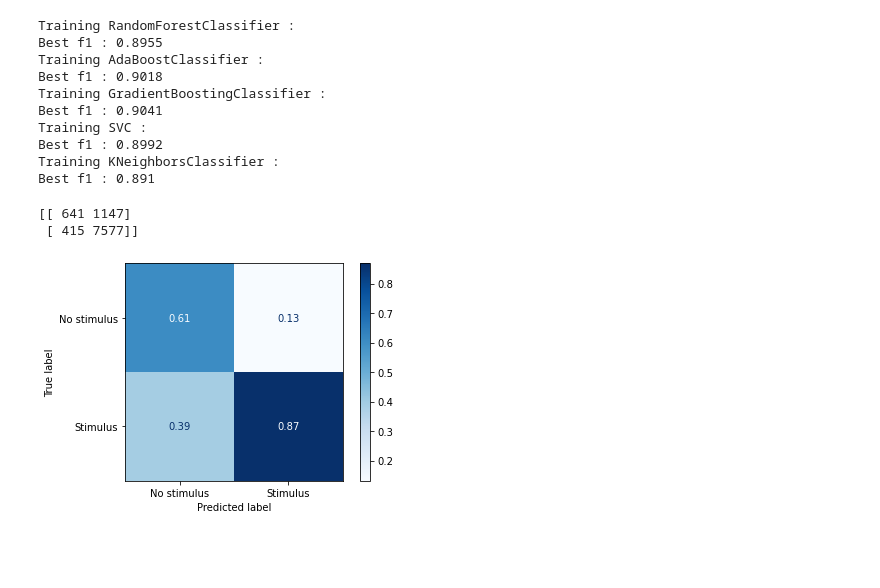
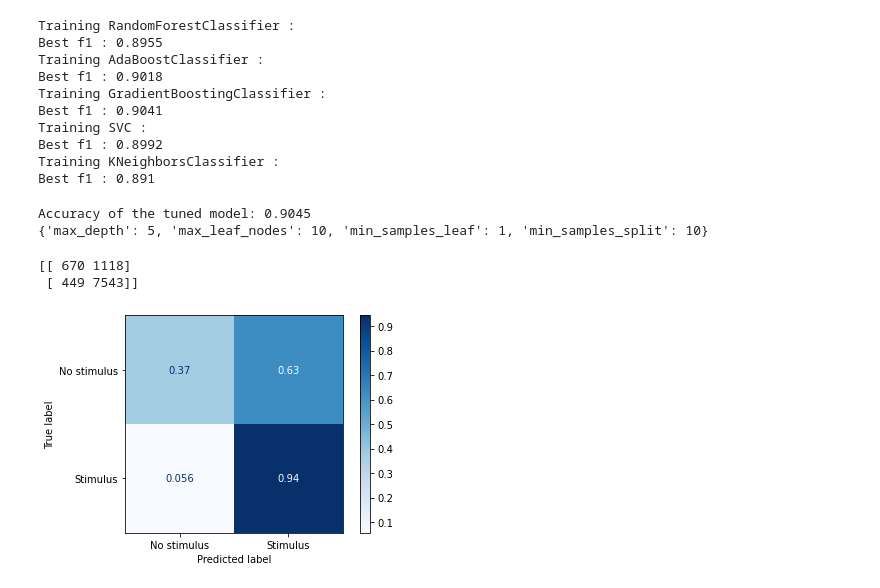
Before and after one commit to onionpork/Starbucks_Capstone_Challenge, a Jupyter notebook: Starbucks_Capstone_notebook.ipynb, the cells around one changed output. Saved outputs shown, nothing was run; the diff lists cells and outputs as text; code cells hidden in the pictures; blank space fills up the shorter version.

Commit message:
read.me

```diff
--- a/Starbucks_Capstone_notebook.ipynb
+++ b/Starbucks_Capstone_notebook.ipynb
@@ -79,6 +79,6 @@ from sklearn.metrics import confusion_matrix
 %matplotlib inline
 
 # read in the json files
-portfolio = pd.read_json('data/portfolio.json', orient='records', lines=True)
-profile = pd.read_json('data/profile.json', orient='records', lines=True)
-transcript = pd.read_json('data/transcript.json', orient='records', lines=True)
+portfolio = pd.read_json('portfolio.json', orient='records', lines=True)
+profile = pd.read_json('profile.json', orient='records', lines=True)
+transcript = pd.read_json('transcript.json', orient='records', lines=True)
@@ -270,9 +284,16 @@ df_master.head()
 5 rows × 51 columns
 # %%
 # view how many completed offer is viewed by members
-df= pd.concat([df_master[['id', 'offer_id', 'offer_type']], df_master.loc[:,'cum':]], axis=1)
-df= pd.merge(x, df.drop_duplicates(subset=['id', 'offer_id']), how ='left')
-df_new= df_master_2[df_master_2['offer completed'] > 0]
+# groupby through id and offer_id
+df_master_groupby = df_master.groupby(by =['id', 'offer_id'])['offer completed', 'offer received', 'offer viewed'].sum().reset_index()
+# reference info (profile and portoflio) to merge the groupby offer counts
+df_master_new = pd.concat([df_master[['id', 'offer_id', 'offer_type']], df_master.loc[:,'cum':]], axis=1)
+df= pd.merge(df_master_groupby, df_master_new.drop_duplicates(subset=['id', 'offer_id']), how ='left')
+# only count the offer that has been completed
+df_new= df[df['offer completed'] > 0]
+# calcaute the ratio between views and completion
 view_complete_ratio = (df_new['offer viewed'] / df_new['offer completed'])
-view_complete_ratio.hist()
+ax = view_complete_ratio.hist()
+ax.set_xlabel('Ratio (offer viewed/ offer completed)')
+ax.set_ylabel('Counts')
 # %% [output]
@@ -281,8 +302,8 @@ view_complete_ratio.hist()
 # %%
 # label the data enteries in which view_complete ratio >= 1 with 1, because this purchase may be promoted by the offer
 # label the data enteries in which view_complete ratio < 1 with 0, because this purchase would be made in any way
-view_complete_ratio['offer_label'] = (df['offer viewed'] / df['offer completed']).apply(lambda x:1 if x >= 1 else 0)
-df['offer_label'].groupby(by = df['offer_label']).count()
+df_new['offer_label'] = (df_new['offer viewed'] / df_new['offer completed']).apply(lambda x:1 if x >= 1 else 0)
+df_new.groupby(by = 'offer_label')['id'].count()
 # %% [output]
 offer_label
 0     5173
@@ -293,5 +335,5 @@ Name: offer_label, dtype: int64
 # %%
-def data_preprocess(df=df):
+def data_preprocess(df=df_new):
     """
     Description: data preprocess
     """
@@ -362,8 +407,6 @@ def fit_model(clf):
                 "max_depth": max_depth_range,
                 "min_samples_leaf": min_samples_leaf_range,
                 "max_leaf_nodes": min_leaf_nodes_range,
-                "n_estimators":n_estimators_range,
-                "learning_rate":learning_rate_range
                     }
     grid = GridSearchCV(estimator =clf, param_grid=parameters, cv=5, scoring ='f1')
     grid_model = make_pipeline(grid)
@@ -373,14 +416,17 @@ def fit_model(clf):
     print(grid.best_params_)
     return grid_model
 grid_model = fit_model(gbc)
+# %% [output]
+Accuracy of the tuned model: 0.9045
+{'max_depth': 5, 'max_leaf_nodes': 10, 'min_samples_leaf': 1, 'min_samples_split': 10}
 # %%
 # result visulization
 from sklearn.metrics import plot_confusion_matrix, confusion_matrix
 y_pred = grid_model.predict(x_test)
 print(confusion_matrix(y_test, y_pred))
-plot_confusion_matrix(grid_model, x_test, y_test, display_labels=['No stimulus','Stimulus'],cmap=plt.cm.Blues,normalize='pred')
+plot_confusion_matrix(grid_model, x_test, y_test, display_labels=['No stimulus','Stimulus'],cmap=plt.cm.Blues,normalize='true')
 plt.show()
 # %% [output]
-[[ 641 1147]
- [ 415 7577]]
+[[ 670 1118]
+ [ 449 7543]]
-[figure, old version]
+[figure, new version]
```
Also changed, not shown: parts of 17 cells of this notebook.
